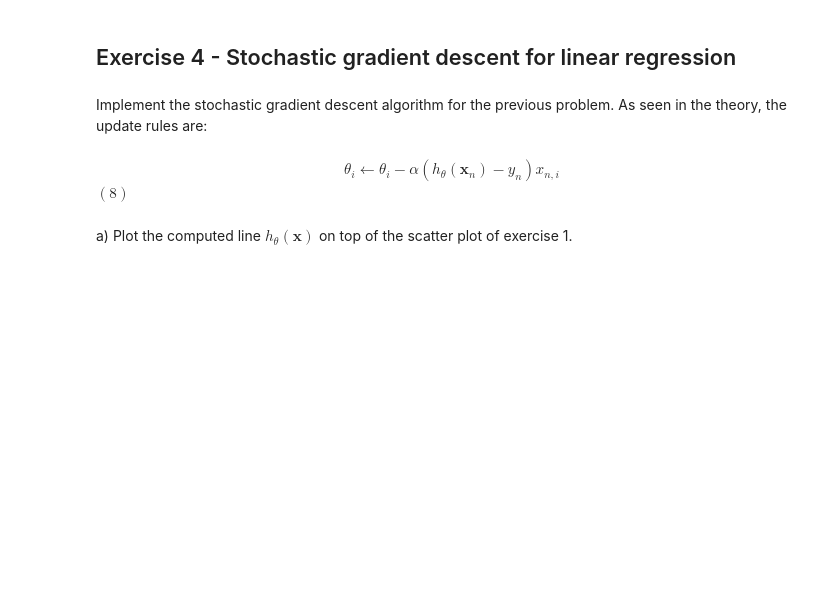
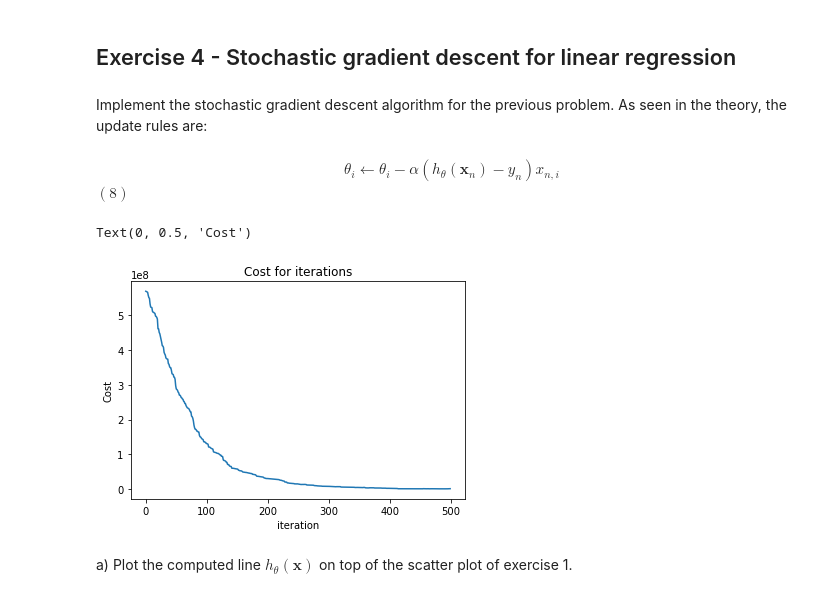
Before and after one commit to jojoc4/MachLe, a Jupyter notebook: TP4/pw4-linear-regression-stud.ipynb, the cells around one changed output. Saved outputs shown, nothing was run; the diff lists cells and outputs as text; code cells hidden in the pictures; blank space fills up the shorter version.

```diff
--- a/TP4/pw4-linear-regression-stud.ipynb
+++ b/TP4/pw4-linear-regression-stud.ipynb
@@ -133,7 +184,32 @@ Implement the stochastic gradient descent algorithm for the previous problem. As
 # %% [markdown]
 <div><div style="display: table-cell; width: 100%;"><center>$\theta_{i} \leftarrow \theta_{i} - \alpha (h_{\theta}(\mathbf{x}_{n}) - y_{n}) x_{n,i}$</center></div><div style="display: table-cell; width: 100%;">$(8)$</div></div>
 # %%
-# Your code here
+def hTheta(theta0, theta1, x):
+    return theta0 + theta1 * x
+
+def gradientDescent(X, Y, alpha=0.000001, nbIter=500):
+    N = len(X)
+    theta0 = 0 #np.random.randn(1)
+    theta1 = 0 #np.random.randn(1)
+    costs = []
+    for i in range(nbIter):
+        index = np.random.randint(0, N)
+        tmp = hTheta(theta0, theta1, X[index]) - Y[index]
+        sumCost = sum(map(lambda i : hTheta(theta0, theta1, X[i]) - Y[i], range(N)))
+        costs.append(1 / (2*N) *  sumCost**2)
+        theta0 = theta0 - alpha  * tmp
+        theta1 = theta1 - alpha * tmp * X[index]
+    return theta0, theta1, costs
+
+theta0, theta1, costs = gradientDescent(dataset['living_area'].values, dataset["rent_price"].values)
+# %%
+plt.plot(costs)
+plt.title("Cost for iterations")
+plt.xlabel("iteration")
+plt.ylabel("Cost")
+# %% [output]
+Text(0, 0.5, 'Cost')
+[figure, added]
 # %% [markdown]
 a) Plot the computed line $h_{\theta}(\mathbf{x})$ on top of the scatter plot of exercise 1.
 # %%
```
Also changed, not shown: parts of 19 cells of this notebook, 1 other file.
